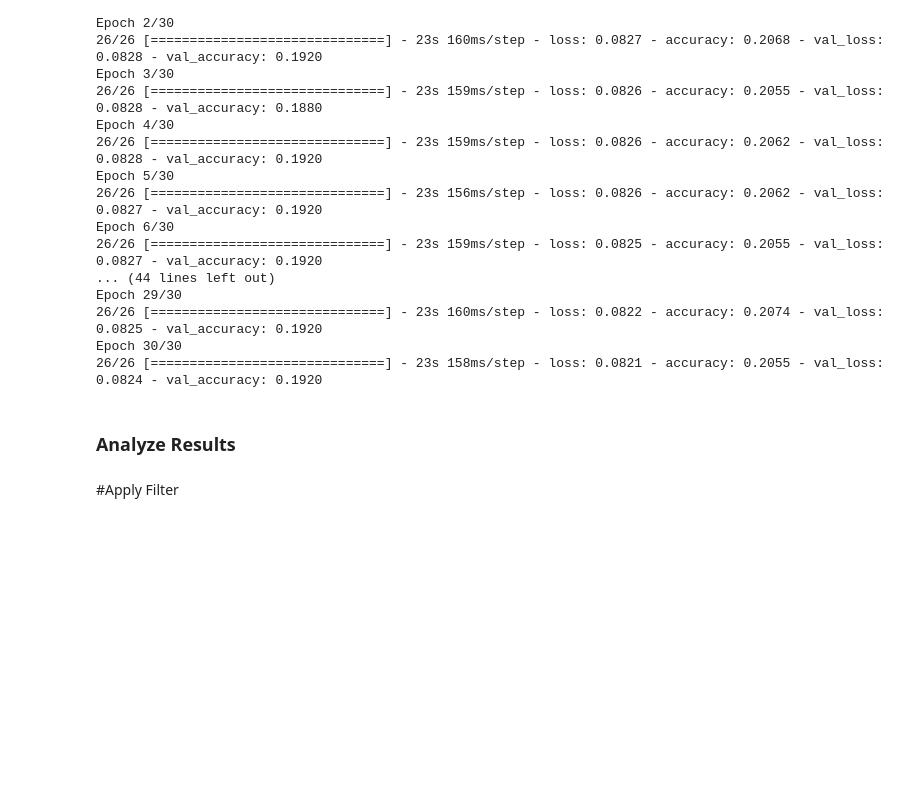
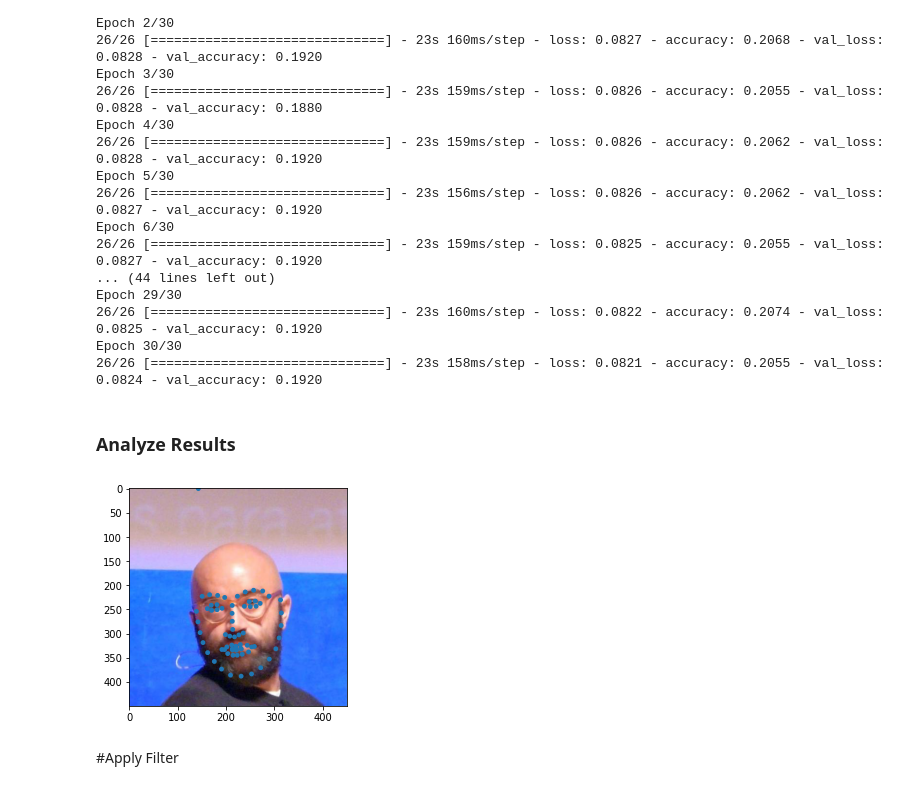
Before and after one commit to Waidhoferj/CSC-566-Project, a Jupyter notebook: FacialLandmarks.ipynb, the cells around one changed output. Cells and saved outputs as stored; diff of their text form; code cells hidden in the pictures; blank space fills up the shorter version.

```diff
--- a/FacialLandmarks.ipynb
+++ b/FacialLandmarks.ipynb
@@ -22,7 +22,7 @@ Mounted at /content/drive
 # %% [markdown]
 Add your name and filepath to the project folder so that you can load the datasets.
 # %%
-USER = "Ty"
+USER = "Jeremy"
 USER_FILEPATHS = {
     "John" : "/content/drive/MyDrive/CSC 566 Project",
     "Jeremy" : "/content/drive/MyDrive/School/Undergrad/2021 Spring/CSC 566/CSC 566 Project",
@@ -182,15 +183,17 @@ pd.DataFrame(basic_model.history.history).plot()
 predictions = basic_model.predict(test_data.map(lambda x,y: x))
 # %%
 #@title View Predicted Images
-image_index = 3 #@param {type:"slider", min:1, max:16, step:1}
+image_index = 4 #@param {type:"slider", min:1, max:16, step:1}
 points = predictions * 450
 i = 0
 for x in test_data.map(lambda x,y: x):
 #  for img in x:
   if (i == image_index):
-    display_landmarks(tf.reshape(x, DataLoader.IMAGE_SHAPE), points[image_index])
+    display_landmarks((tf.reshape(x, DataLoader.IMAGE_SHAPE)+1)/2, points[image_index])
     break
   i += 1
+# %% [output]
+[figure, added]
 # %% [markdown]
 #Apply Filter
 # %%
```
Also changed, not shown: parts of 4 cells of this notebook.
